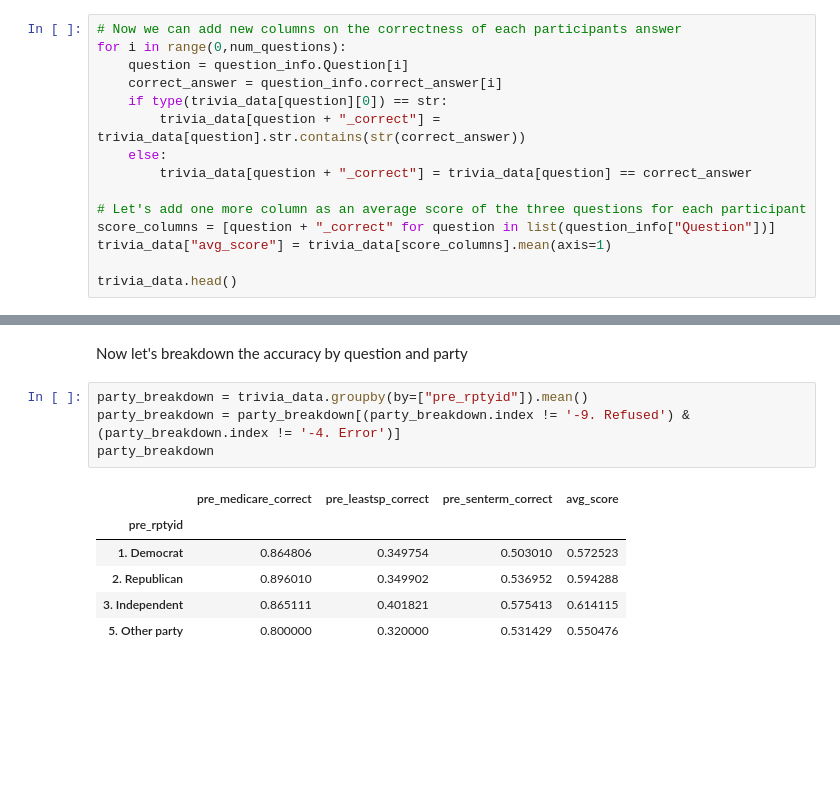
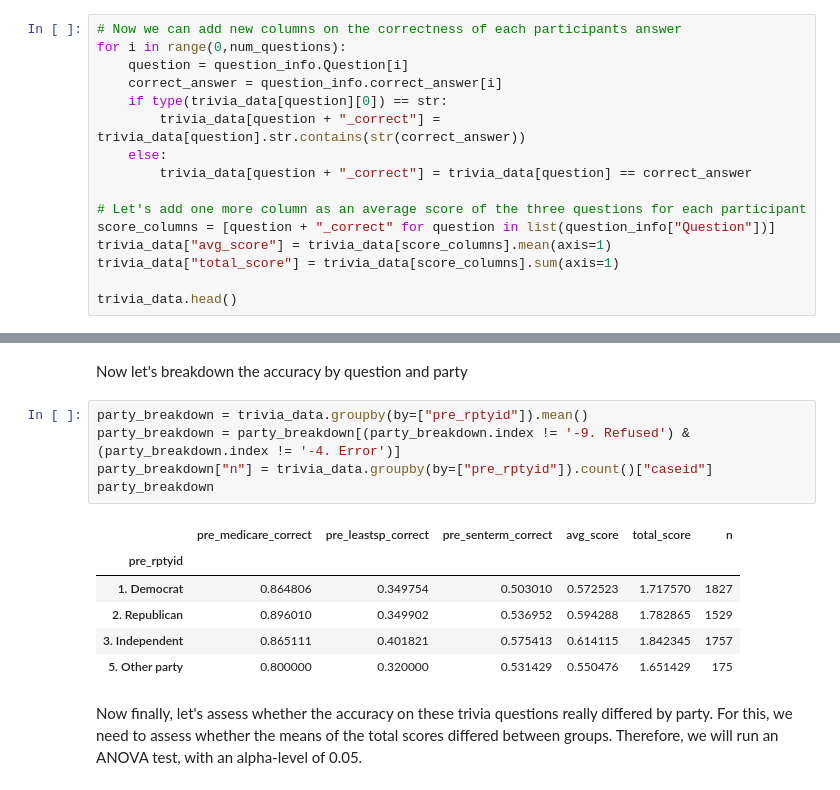
Before and after one commit to TZstatsADS/Spring2021-Project1-aidris21, a Jupyter notebook: lib/trivia_analysis.ipynb, the cells around one changed output, grey strips where cells are left out. Saved outputs shown, nothing was run; the diff lists cells and outputs as text; blank space fills up the shorter version.

```diff
--- a/lib/trivia_analysis.ipynb
+++ b/lib/trivia_analysis.ipynb
@@ -84,6 +84,7 @@ for i in range(0,num_questions):
 # Let's add one more column as an average score of the three questions for each participant
 score_columns = [question + "_correct" for question in list(question_info["Question"])]
 trivia_data["avg_score"] = trivia_data[score_columns].mean(axis=1)
+trivia_data["total_score"] = trivia_data[score_columns].sum(axis=1)
 
 trivia_data.head()
 # %% [output]
@@ -148,11 +149,14 @@ Now let's breakdown the accuracy by question and party
 # %%
 party_breakdown = trivia_data.groupby(by=["pre_rptyid"]).mean()
 party_breakdown = party_breakdown[(party_breakdown.index != '-9. Refused') & (party_breakdown.index != '-4. Error')]
+party_breakdown["n"] = trivia_data.groupby(by=["pre_rptyid"]).count()["caseid"]
 party_breakdown
 # %% [output]
-|  | pre_medicare_correct | pre_leastsp_correct | pre_senterm_correct | avg_score |
-| pre_rptyid |  |  |  |  |
-| 1. Democrat | 0.864806 | 0.349754 | 0.503010 | 0.572523 |
-| 2. Republican | 0.896010 | 0.349902 | 0.536952 | 0.594288 |
-| 3. Independent | 0.865111 | 0.401821 | 0.575413 | 0.614115 |
-| 5. Other party | 0.800000 | 0.320000 | 0.531429 | 0.550476 |
+|  | pre_medicare_correct | pre_leastsp_correct | pre_senterm_correct | avg_score | total_score | n |
+| pre_rptyid |  |  |  |  |  |  |
+| 1. Democrat | 0.864806 | 0.349754 | 0.503010 | 0.572523 | 1.717570 | 1827 |
+| 2. Republican | 0.896010 | 0.349902 | 0.536952 | 0.594288 | 1.782865 | 1529 |
+| 3. Independent | 0.865111 | 0.401821 | 0.575413 | 0.614115 | 1.842345 | 1757 |
+| 5. Other party | 0.800000 | 0.320000 | 0.531429 | 0.550476 | 1.651429 | 175 |
+# %% [markdown]
+Now finally, let's assess whether the accuracy on these trivia questions really differed by party. For this, we need to assess whether the means of the total scores differed between groups. Therefore, we will run an ANOVA test, with an alpha-level of 0.05.
```
Also changed, not shown: parts of 4 cells of this notebook, 2 other files.
